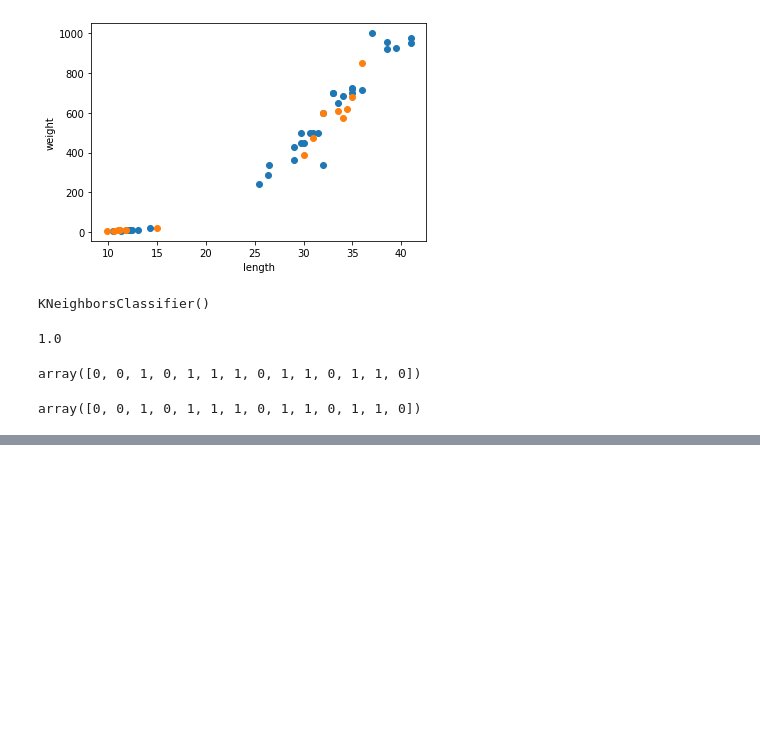
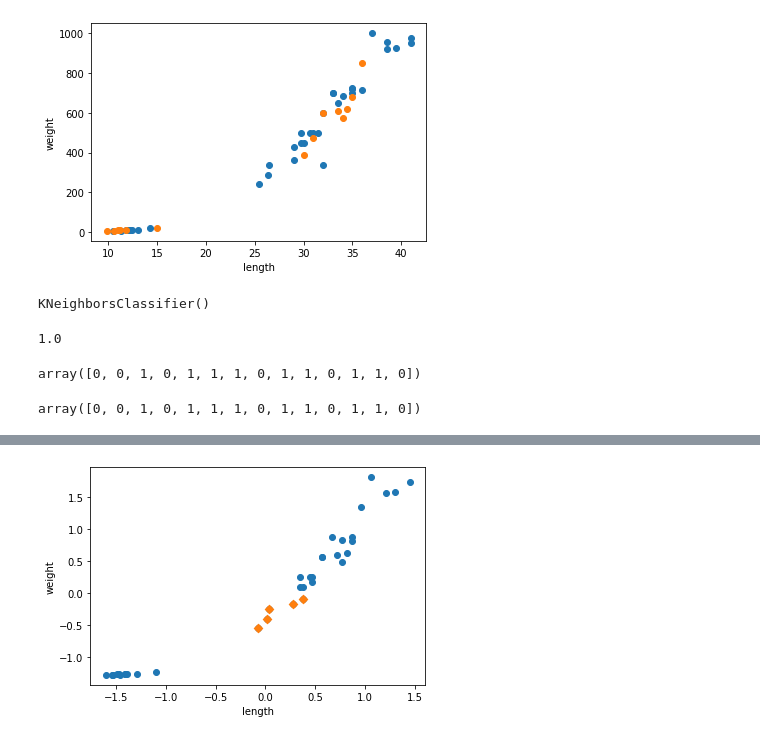
Before and after one commit to Ruinenhaft/Unknown_3, a Jupyter notebook: fish.ipynb, the cells around one changed output, grey strips where cells are left out. Cells and saved outputs as stored; diff of their text form; code cells hidden in the pictures; blank space fills up the shorter version.

```diff
--- a/fish.ipynb
+++ b/fish.ipynb
@@ -231,0 +331,9 @@ array([0, 0, 1, 0, 1, 1, 1, 0, 1, 1, 0, 1, 1, 0])
+# %%
+distances, indexes = kn.kneighbors([new])
+plt.scatter(train_scaled[:,0], train_scaled[:,1])
+plt.scatter(train_scaled[indexes, 0], train_scaled[indexes, 1], marker = 'D')
+plt.xlabel('length')
+plt.ylabel('weight')
+plt.show()
+# %% [output]
+[figure, added]
```
Also changed, not shown: parts of 23 cells of this notebook.
